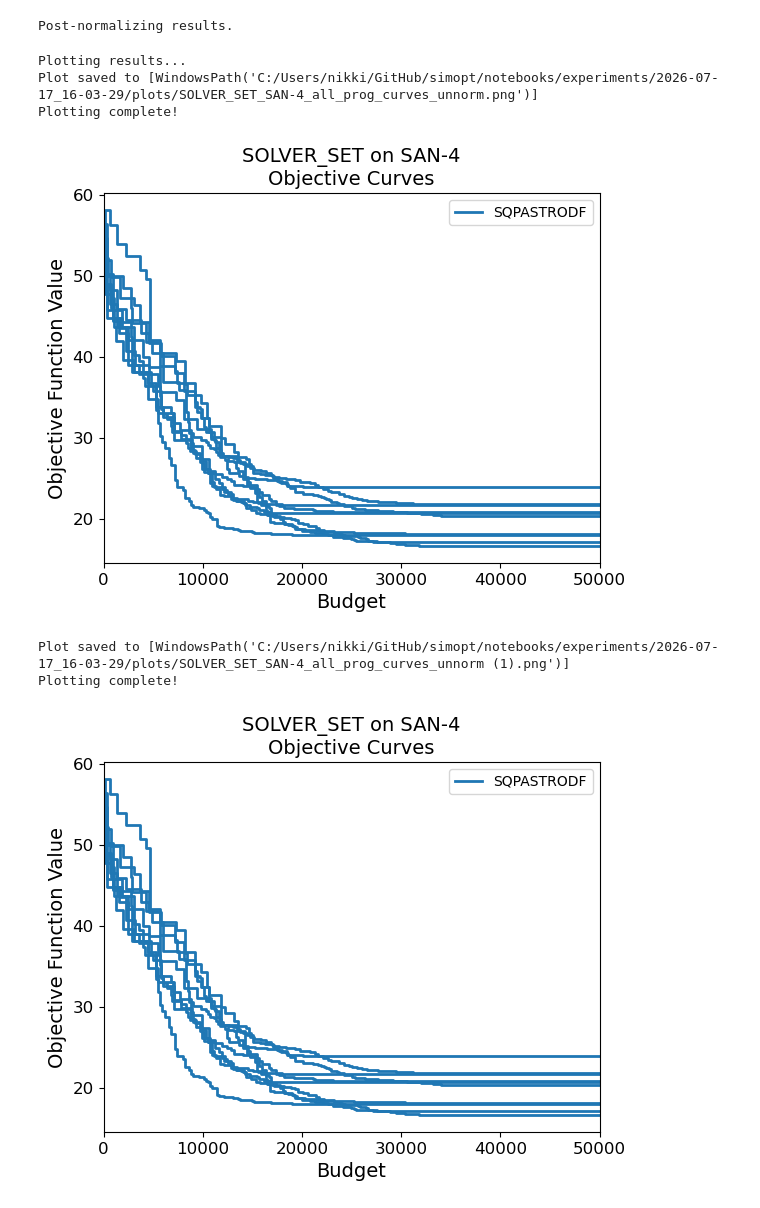
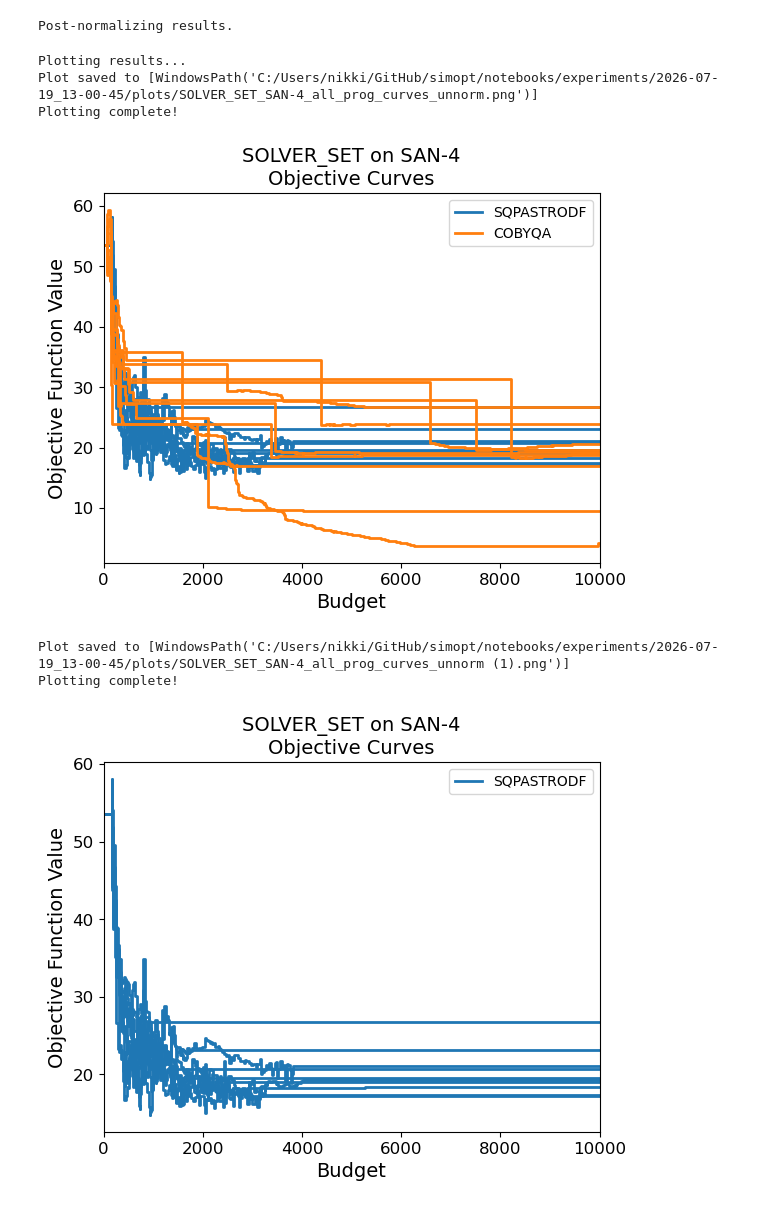
Before and after one commit to simopt-admin/simopt, a Jupyter notebook: notebooks/astro_testing.ipynb, the cells around one changed output. Saved outputs shown, nothing was run; the diff lists cells and outputs as text; code cells hidden in the pictures.

Commit message:
basic interpolation updates done

```diff
--- a/notebooks/astro_testing.ipynb
+++ b/notebooks/astro_testing.ipynb
@@ -30,7 +30,9 @@ solver_factors = [{"feas_tol": 1e-2,
                    "easy_solve": False,
                    "use_gradients":False,
                    "sampling_method": "adaptive",
-                   "mu": 1,
+                   "mu": .1,
+                   "reuse_interpolation_set": True,
+                   "recenter_mode": "shift",
                   },
                   {"sample_size": 5,
                    "feas_tol": 1e-2}]
@@ -94,7 +96,7 @@ solver_factors = [{"feas_tol": 1e-2,
 #                    "mu": 1,
 #                   }]
 #solver_factors = [{}]
-problem_factors = [{"budget":50000, "total_cost": 5}]
+problem_factors = [{"budget":10000, "total_cost": 5}]
 # small SAN problem factors
 # arcs = [
 #     (1, 2),
@@ -196,36 +158,36 @@ Post-normalizing results.
 from simopt.experiment_base import (
     plot_area_scatterplots,  # noqa: F401
     plot_feasibility_progress,  # noqa: F401
     plot_progress_curves,  # noqa: F401
     plot_solvability_cdfs,  # noqa: F401
     plot_solvability_profiles,  # noqa: F401
     plot_terminal_feasibility,  # noqa: F401
     plot_terminal_progress,  # noqa: F401
     plot_terminal_scatterplots,
     plot_det_feasibility,
     plot_det_terminal_feasibility,
     PlotType # noqa: F401
 )
 
 print("Plotting results...")
 
 
 def _print_path(plot_path: list[Path]) -> None:
     print(f"Plot saved to {plot_path!s}")
 
 
 _print_path(
     plot_progress_curves(
-        experiments=mymetaexperiment.experiments[0] , plot_type=PlotType.ALL, normalize=False
+        experiments=mymetaexperiment.experiments[0] + mymetaexperiment.experiments[1], plot_type=PlotType.ALL, normalize=False
     )
 )
 
 print("Plotting complete!")
 # %% [output]
 Plotting results...
-Plot saved to [WindowsPath('C:/Users/nikki/GitHub/simopt/notebooks/experiments/2026-07-17_16-03-29/plots/SOLVER_SET_SAN-4_all_prog_curves_unnorm.png')]
+Plot saved to [WindowsPath('C:/Users/nikki/GitHub/simopt/notebooks/experiments/2026-07-19_13-00-45/plots/SOLVER_SET_SAN-4_all_prog_curves_unnorm.png')]
 Plotting complete!
-[figure, old version]
+[figure, new version]
 # %%
 def _print_path(plot_path: list[Path]) -> None:
     print(f"Plot saved to {plot_path!s}")
@@ -239,9 +201,9 @@ _print_path(
 
 print("Plotting complete!")
 # %% [output]
-Plot saved to [WindowsPath('C:/Users/nikki/GitHub/simopt/notebooks/experiments/2026-07-17_16-03-29/plots/SOLVER_SET_SAN-4_all_prog_curves_unnorm (1).png')]
+Plot saved to [WindowsPath('C:/Users/nikki/GitHub/simopt/notebooks/experiments/2026-07-19_13-00-45/plots/SOLVER_SET_SAN-4_all_prog_curves_unnorm (1).png')]
 Plotting complete!
-[figure, old version]
+[figure, new version]
 # %%
 def _print_path(plot_path: list[Path]) -> None:
     print(f"Plot saved to {plot_path!s}")
```
Also changed, not shown: parts of 10 cells of this notebook, 1 other file.
